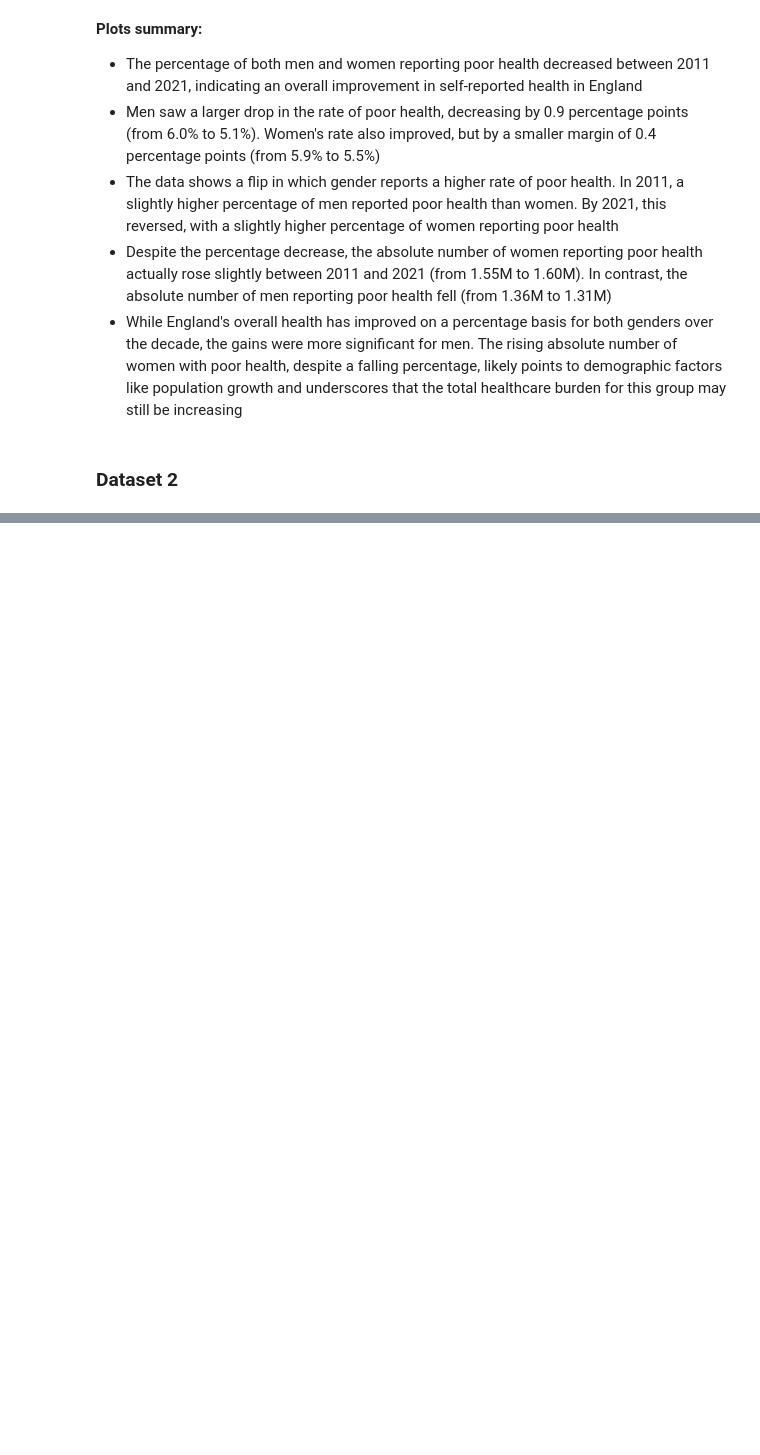
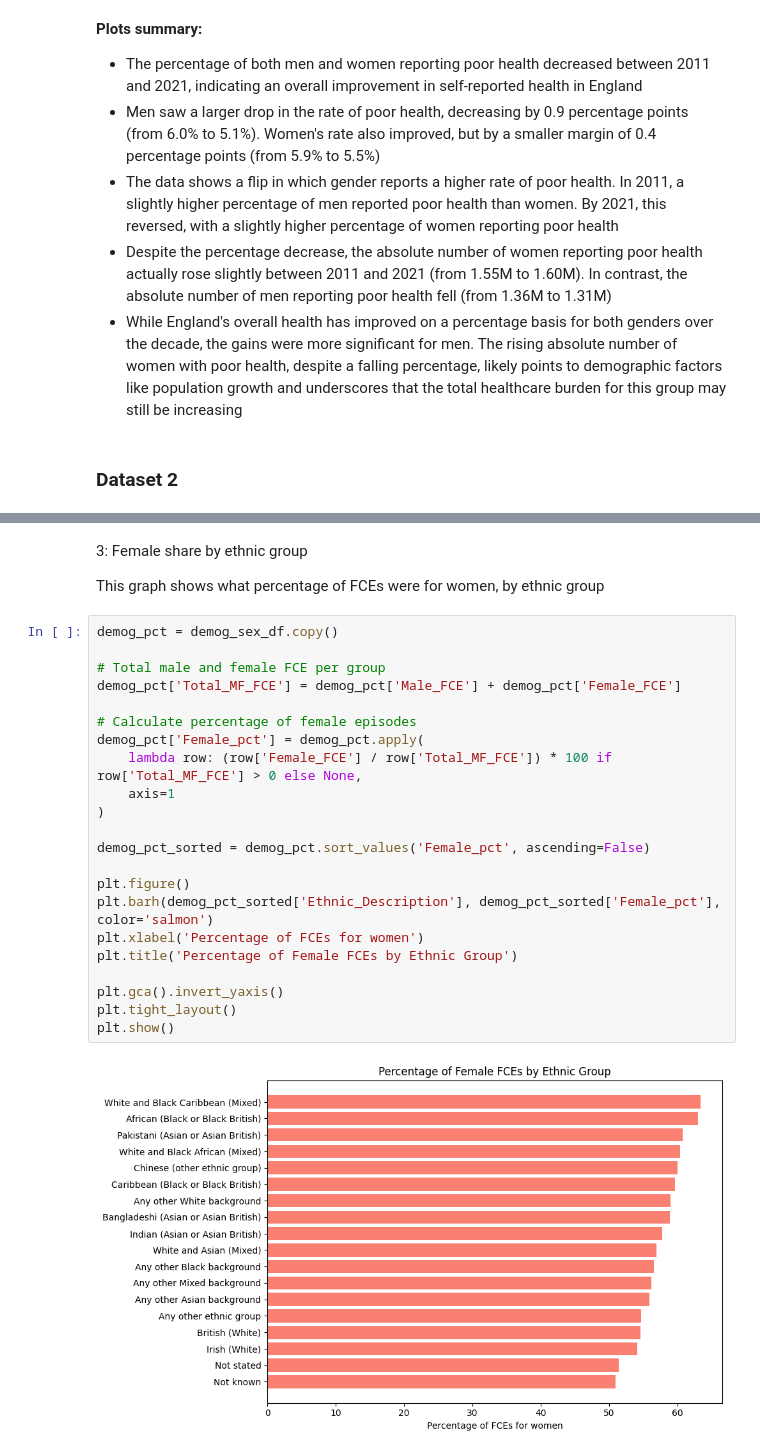
Before and after one commit to maymay238xx/Data-Science-Research-Project---Cisgender-and-Healthcare, a Jupyter notebook: notebooks/02-analysis-visualisation-notebook.ipynb, the cells around one changed output, grey strips where cells are left out. Saved outputs shown, nothing was run; the diff lists cells and outputs as text; blank space fills up the shorter version.

```diff
--- a/notebooks/02-analysis-visualisation-notebook.ipynb
+++ b/notebooks/02-analysis-visualisation-notebook.ipynb
@@ -292,0 +376,28 @@ plt.grid(axis='y', linestyle='--', alpha=0.5)
+# %% [markdown]
+3: Female share by ethnic group
+
+This graph shows what percentage of FCEs were for women, by ethnic group
+# %%
+demog_pct = demog_sex_df.copy()
+
+# Total male and female FCE per group
+demog_pct['Total_MF_FCE'] = demog_pct['Male_FCE'] + demog_pct['Female_FCE']
+
+# Calculate percentage of female episodes
+demog_pct['Female_pct'] = demog_pct.apply(
+    lambda row: (row['Female_FCE'] / row['Total_MF_FCE']) * 100 if row['Total_MF_FCE'] > 0 else None,
+    axis=1
+)
+
+demog_pct_sorted = demog_pct.sort_values('Female_pct', ascending=False)
+
+plt.figure()
+plt.barh(demog_pct_sorted['Ethnic_Description'], demog_pct_sorted['Female_pct'], color='salmon')
+plt.xlabel('Percentage of FCEs for women')
+plt.title('Percentage of Female FCEs by Ethnic Group')
+
+plt.gca().invert_yaxis()
+plt.tight_layout()
+plt.show()
+# %% [output]
+[figure, added]
```
Also changed, not shown: parts of 34 cells of this notebook, 2 other files.
